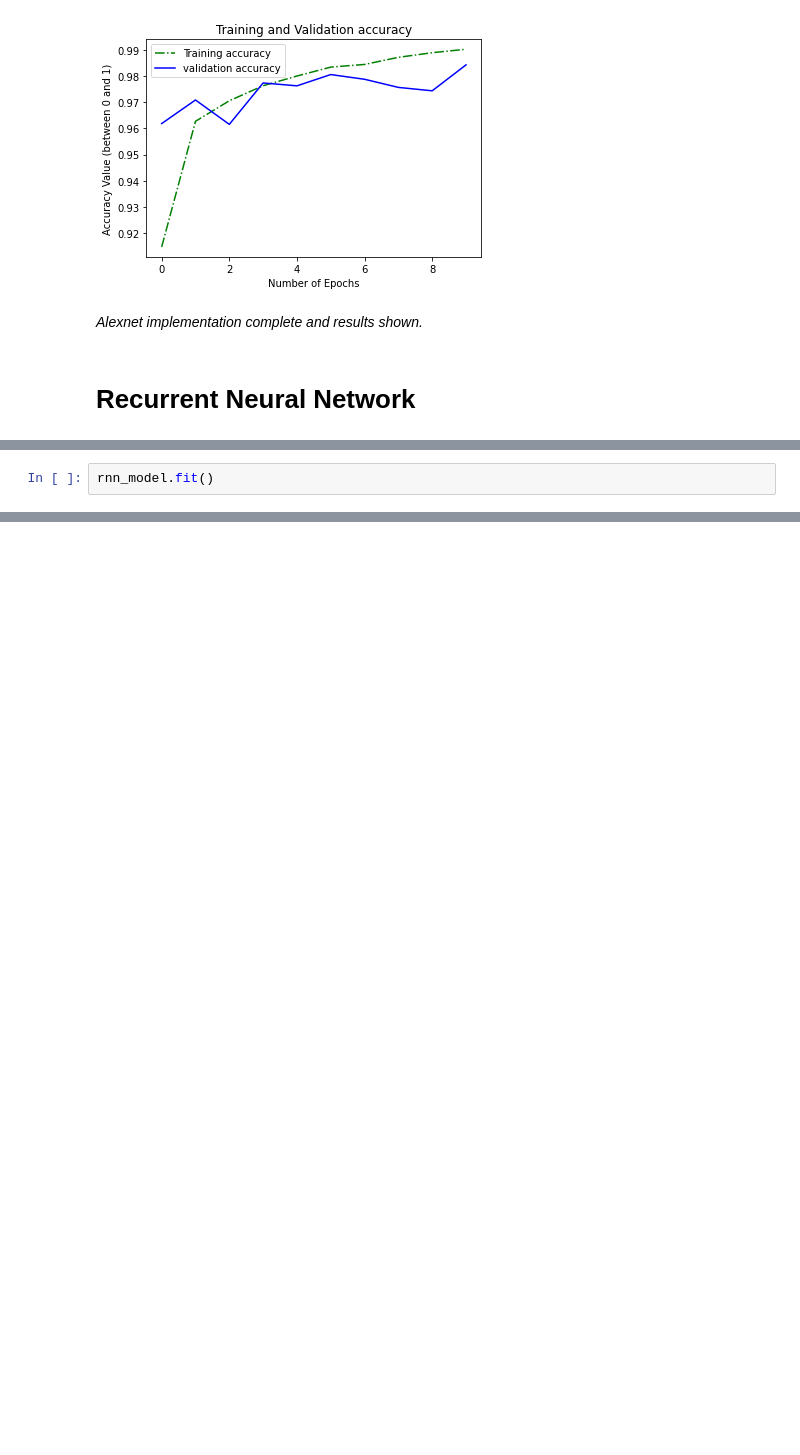
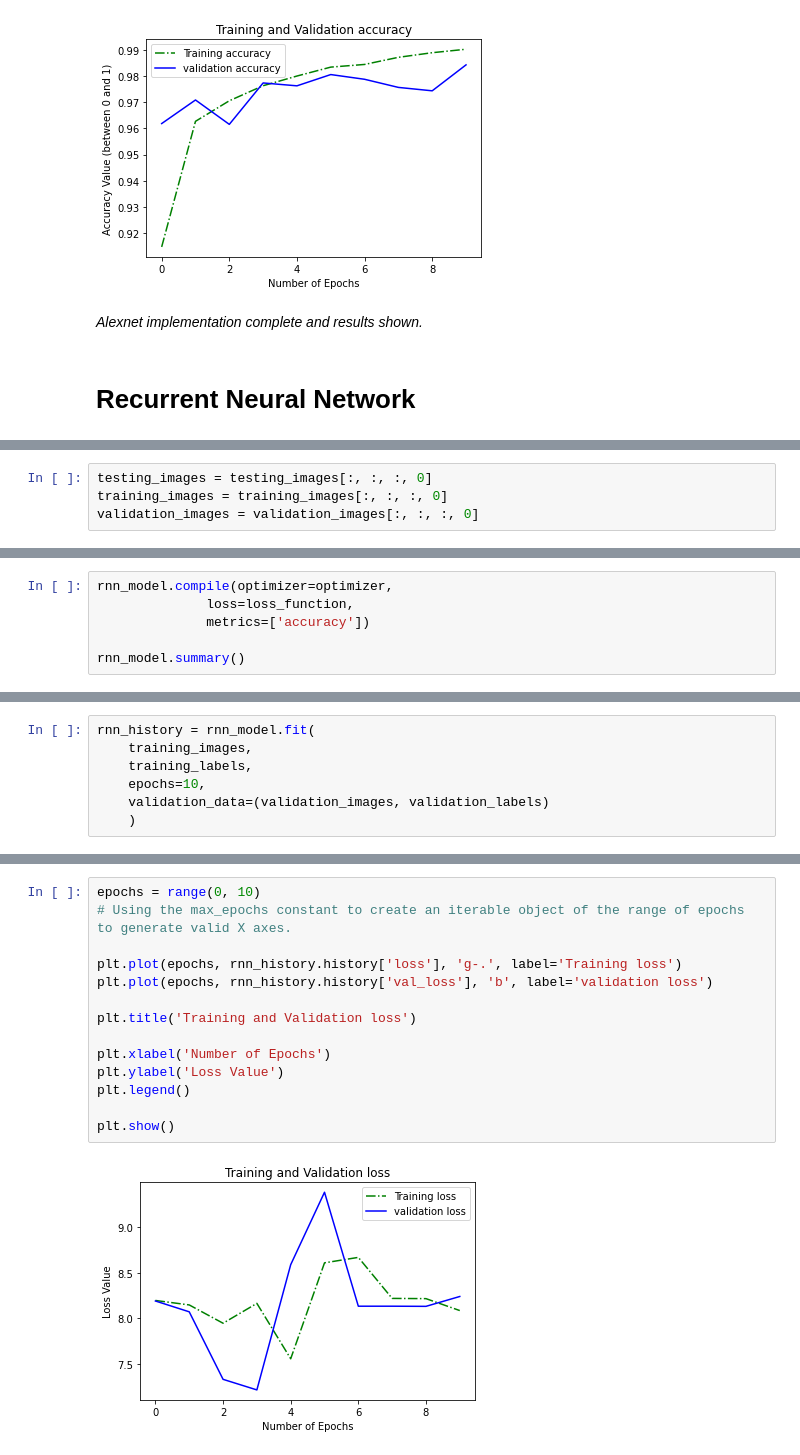
Before and after one commit to AlexMuzzy/files, a Jupyter notebook: advanced_ai_cw/advanced_ai.ipynb, the cells around one changed output, grey strips where cells are left out. Drawn from its saved outputs; the diff is of its cells as text; blank space fills up the shorter version.

```diff
--- a/advanced_ai_cw/advanced_ai.ipynb
+++ b/advanced_ai_cw/advanced_ai.ipynb
@@ -220,0 +229,4 @@ plt.show()
+# %%
+testing_images = testing_images[:, :, :, 0]
+training_images = training_images[:, :, :, 0]
+validation_images = validation_images[:, :, :, 0]
@@ -261,2 +260,6 @@ _________________________________________________________________
-# %%
-rnn_model.fit()
+# %%
+rnn_model.compile(optimizer=optimizer,
+              loss=loss_function,
+              metrics=['accuracy'])
+
+rnn_model.summary()
@@ -262,0 +287,7 @@ rnn_model.fit()
+# %%
+rnn_history = rnn_model.fit(
+    training_images,
+    training_labels,
+    epochs=10,
+    validation_data=(validation_images, validation_labels)
+    )
@@ -262,0 +324,16 @@ rnn_model.fit()
+# %%
+epochs = range(0, 10)
+# Using the max_epochs constant to create an iterable object of the range of epochs to generate valid X axes.
+
+plt.plot(epochs, rnn_history.history['loss'], 'g-.', label='Training loss')
+plt.plot(epochs, rnn_history.history['val_loss'], 'b', label='validation loss')
+
+plt.title('Training and Validation loss')
+
+plt.xlabel('Number of Epochs')
+plt.ylabel('Loss Value')
+plt.legend()
+
+plt.show()
+# %% [output]
+[figure, added]
```
Also changed, not shown: parts of 10 cells of this notebook.
